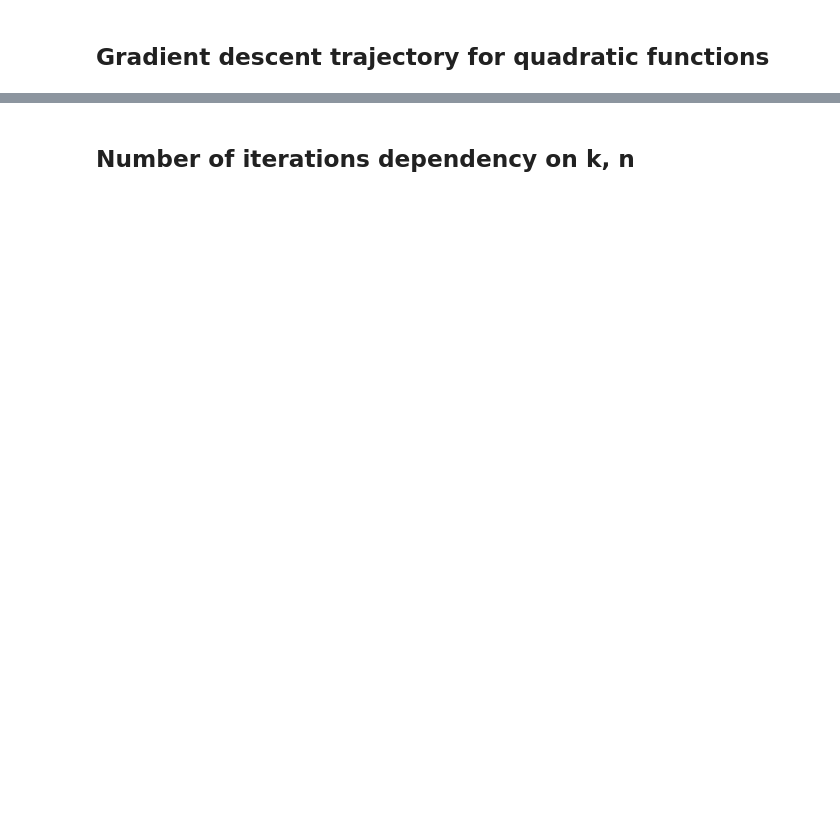
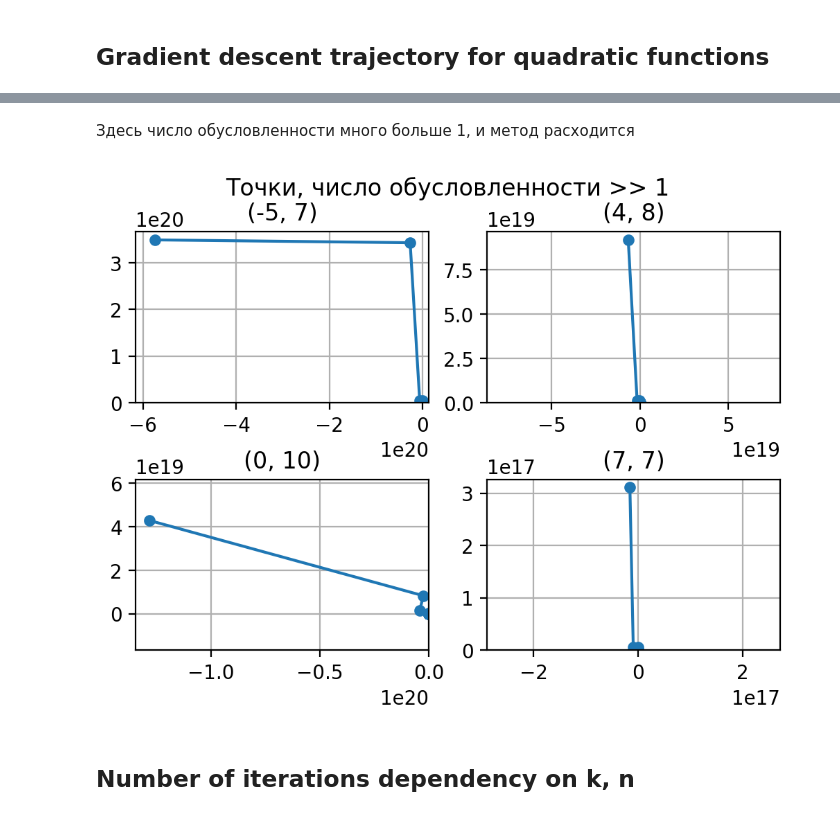
Before and after one commit to YuriNeverov/Optimization-Methods-Gradient-Descent, a Jupyter notebook: GradientDescent.ipynb, the cells around one changed output, grey strips where cells are left out. Saved outputs shown, nothing was run; the diff lists cells and outputs as text; code cells hidden in the pictures; blank space fills up the shorter version.

```diff
--- a/GradientDescent.ipynb
+++ b/GradientDescent.ipynb
@@ -305,2 +449,25 @@ plt.show()
+# %% [markdown]
+Здесь число обусловленности много больше 1, и метод расходится
+# %%
+def f_q3(v: np.ndarray) -> float:
+  x, y = v
+  return 9 * x**2 + y**2 + 30 * x * y
+
+
+def grad_q3(v: np.ndarray) -> np.ndarray:
+  x, y = v
+  return np.array([18 * x + 30 * y, 2 * y + 30 * x])
+
+fig = plt.figure(dpi=200)
+fig.suptitle('Точки, число обусловленности >> 1')
+
+i = 1
+for pt in x0s:
+  plot_quadratic(f_q3, grad_q3, pt, 220 + i, f'({pt[0]}, {pt[1]})')
+  i += 1
+plt.subplots_adjust(hspace=0.45)
+plt.show()
+# %% [output]
+[figure, added]
 # %% [markdown]
 ## Number of iterations dependency on k, n
```
Also changed, not shown: parts of 14 cells of this notebook.
